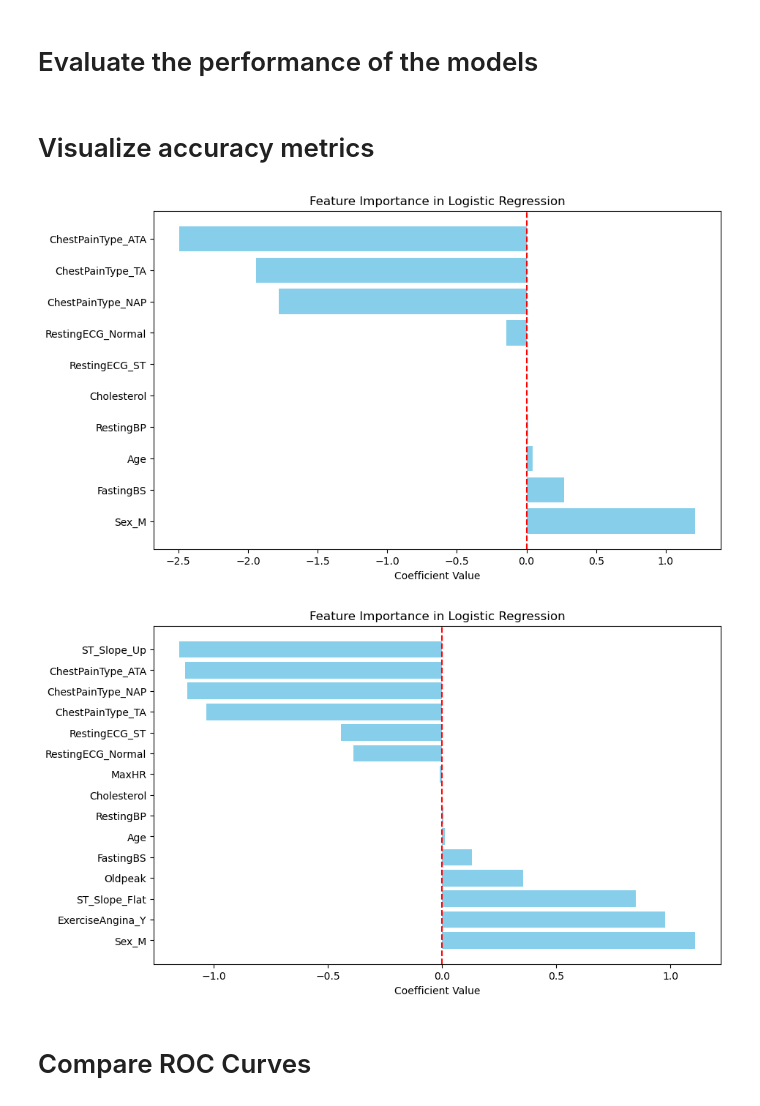
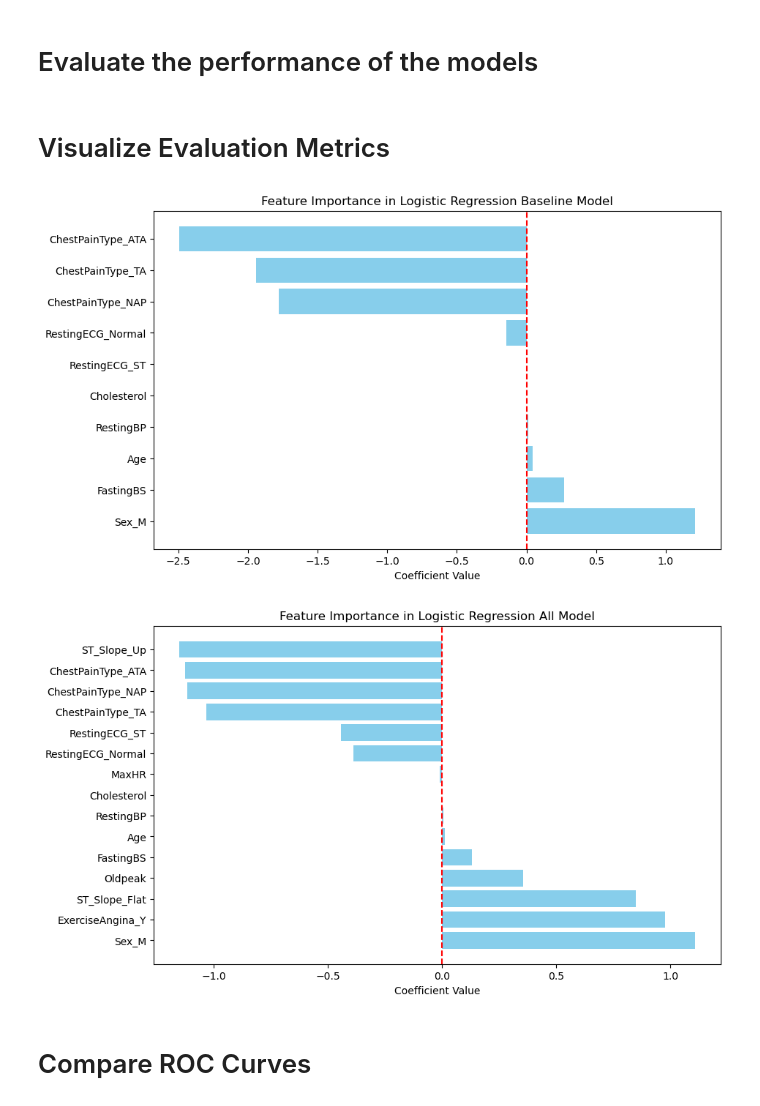
Before and after one commit to vivyuen/heart-failure-prediction, a Jupyter notebook: experiments/logistic_regression_experiments.ipynb, the cells around one changed output. Cells and saved outputs as stored; diff of their text form; code cells hidden in the pictures.

```diff
--- a/experiments/logistic_regression_experiments.ipynb
+++ b/experiments/logistic_regression_experiments.ipynb
@@ -204,27 +207,27 @@ final_model_all = grid_cv_all.best_estimator_
 y_test_prob_baseline = final_model_baseline.predict_proba(X_test_baseline)[:, 1]
 y_test_prob_all = final_model_all.predict_proba(X_test_all)[:, 1]
 # %% [markdown]
-# Visualize accuracy metrics
+# Visualize Evaluation Metrics
 # %%
 logistic_model_baseline = final_model_baseline.named_steps["clf"]
 
 # Get feature names and coefficients
 feature_names = X_train_baseline.columns
 coefficients = logistic_model_baseline.coef_[0]
 
 # Create a DataFrame for visualization
 coef_df = pd.DataFrame({"Feature": feature_names, "Coefficient": coefficients})
 coef_df = coef_df.sort_values(by="Coefficient", ascending=False)
 
 # Plot the coefficients
 plt.figure(figsize=(10, 6))
 plt.barh(coef_df["Feature"], coef_df["Coefficient"], color="skyblue")
 plt.axvline(0, color="red", linestyle="--")
 plt.xlabel("Coefficient Value")
-plt.title("Feature Importance in Logistic Regression")
+plt.title("Feature Importance in Logistic Regression Baseline Model")
 plt.show()
 # %% [output]
-[figure, old version]
+[figure, new version]
 # %%
 logistic_model_all = final_model_all.named_steps["clf"]
 
@@ -241,10 +244,10 @@ plt.figure(figsize=(10, 6))
 plt.barh(coef_df["Feature"], coef_df["Coefficient"], color="skyblue")
 plt.axvline(0, color="red", linestyle="--")
 plt.xlabel("Coefficient Value")
-plt.title("Feature Importance in Logistic Regression")
+plt.title("Feature Importance in Logistic Regression All Model")
 plt.show()
 # %% [output]
-[figure, old version]
+[figure, new version]
 # %% [markdown]
 # Compare ROC Curves
 # %%
```
Also changed, not shown: parts of 4 cells of this notebook, 1 other file.
